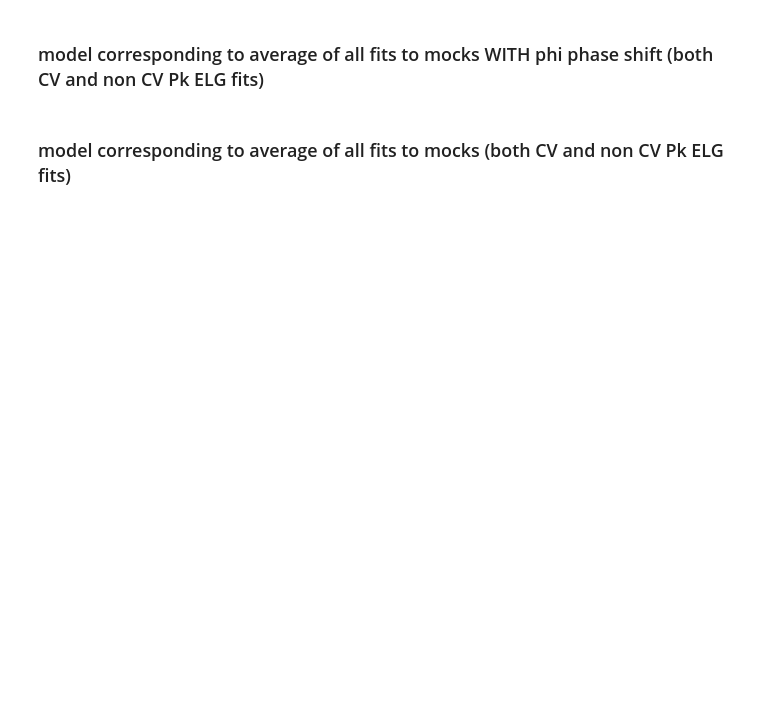
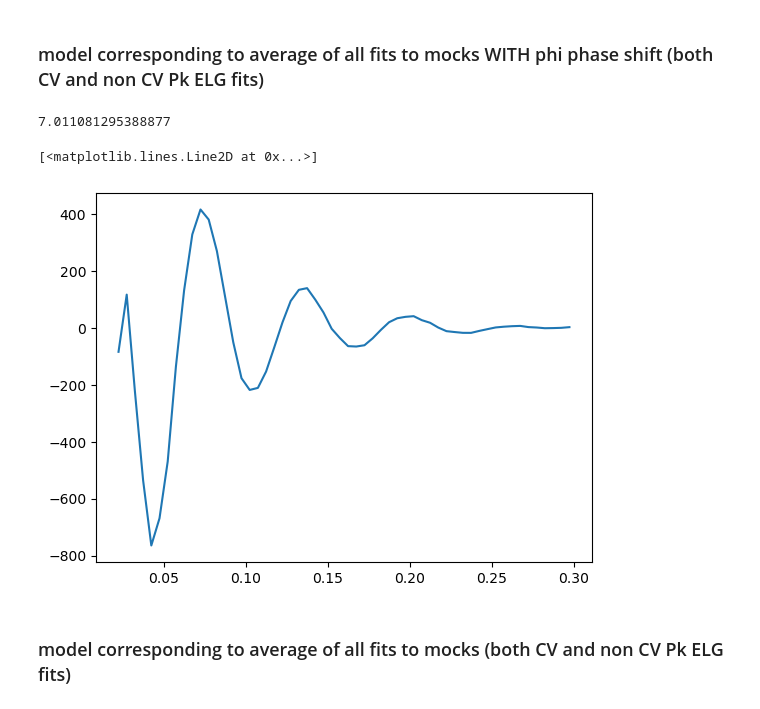
Before and after one commit to abbew25/Barry, a Jupyter notebook: investigations/testing_fits_withphaseshiftNeff.ipynb, the cells around one changed output. Cells and saved outputs as stored; diff of their text form; code cells hidden in the pictures; blank space fills up the shorter version.

```diff
--- a/investigations/testing_fits_withphaseshiftNeff.ipynb
+++ b/investigations/testing_fits_withphaseshiftNeff.ipynb
@@ -300,44 +389,57 @@ modelav = PowerBeutler2017(
                 n_poly=6,                                 # 6 polynomial terms for P(k)
                 vary_phase_shift_neff=True,
                 use_classorcamb='CLASS',
+                marg='full'
 )
 
 sigma_nl_par = {None: 8.35, "sym": 5.2036}
 sigma_nl_perp = {None: 4.35, "sym": 1.444}
 sigma_s = {None: 7.05, "sym": 3.4857}
 
 alpha, epsilon = modelav.get_reverse_alphas(0.9994, 0.9993)
 
 modelav.set_default("sigma_nl_par", sigma_nl_par['sym'], min=0.0, max=20.0, sigma=4.0, prior="gaussian")
 modelav.set_default("sigma_nl_perp", sigma_nl_perp['sym'], min=0.0, max=20.0, sigma=4.0, prior="gaussian")
 modelav.set_default("sigma_s", sigma_s['sym'], min=0.0, max=20.0, sigma=4.0, prior="gaussian")
 
 modelav.set_default("alpha", alpha, min=0.5, max=1.5, sigma=0.1, prior='gaussian')
 modelav.set_default("epsilon", epsilon, min=0.0, max=1.0, prior='flat')
 modelav.set_default("beta_phase_shift", 0.9097, min=0.0, max=2.5, sigma=1.0, prior='gaussian')
 
 cosmology = {
             "om": 0.3152,
             "h0": 0.6736,
             "z":  0.51,
             "ob": 0.0493,
             "ns": 0.9649,
             "mnu": 0.06,
             "reconsmoothscale": 15,
             "Neff": 3.046,
         }
 modelav.set_cosmology(cosmology) # initialises self.camb object
 #modelav.camb._generate_data()
 modelav.camb.get_data()
 ks = modelav.camb.ks
-params_dict = {j.name: j.default for j in model.params}
 modelav.set_data(dataset_pk.get_data())
-params_dict['beta'] = 0.75165
+params_dict = {j.name: j.default for j in modelav.params}
+#params_dict['beta'] = 0.75165
 
-kav, pkav, poly = modelav.compute_power_spectrum(ks, params_dict)
-kav, pksmoothav, poly = modelav.compute_power_spectrum(ks, params_dict, smooth=True)
+#kav, pkav, poly = modelav.compute_power_spectrum(ks, params_dict)
+#kav, pksmoothav, poly = modelav.compute_power_spectrum(ks, params_dict, smooth=True)
 
-wigglesmodelavmonopole = pkav[0]/pksmoothav[0]
+#wigglesmodelavmonopole = pkav[0]/pksmoothav[0]
+
+new_chi_squared_av, dof, bband, modsav, smooths_av = modelav.get_model_summary(params_dict)
+
+print(new_chi_squared_av)
+
+plt.plot(dataset_pk.ks, dataset_pk.data[:,0]-smooths_av[0][0])
+
+# modelav.plot(params_dict)
+# %% [output]
+7.011081295388877
+[<matplotlib.lines.Line2D at 0x...>]
+[figure, added]
 # %% [markdown]
 ### model corresponding to average of all fits to mocks (both CV and non CV Pk ELG fits)
 # %%
```
Also changed, not shown: parts of 6 cells of this notebook.
